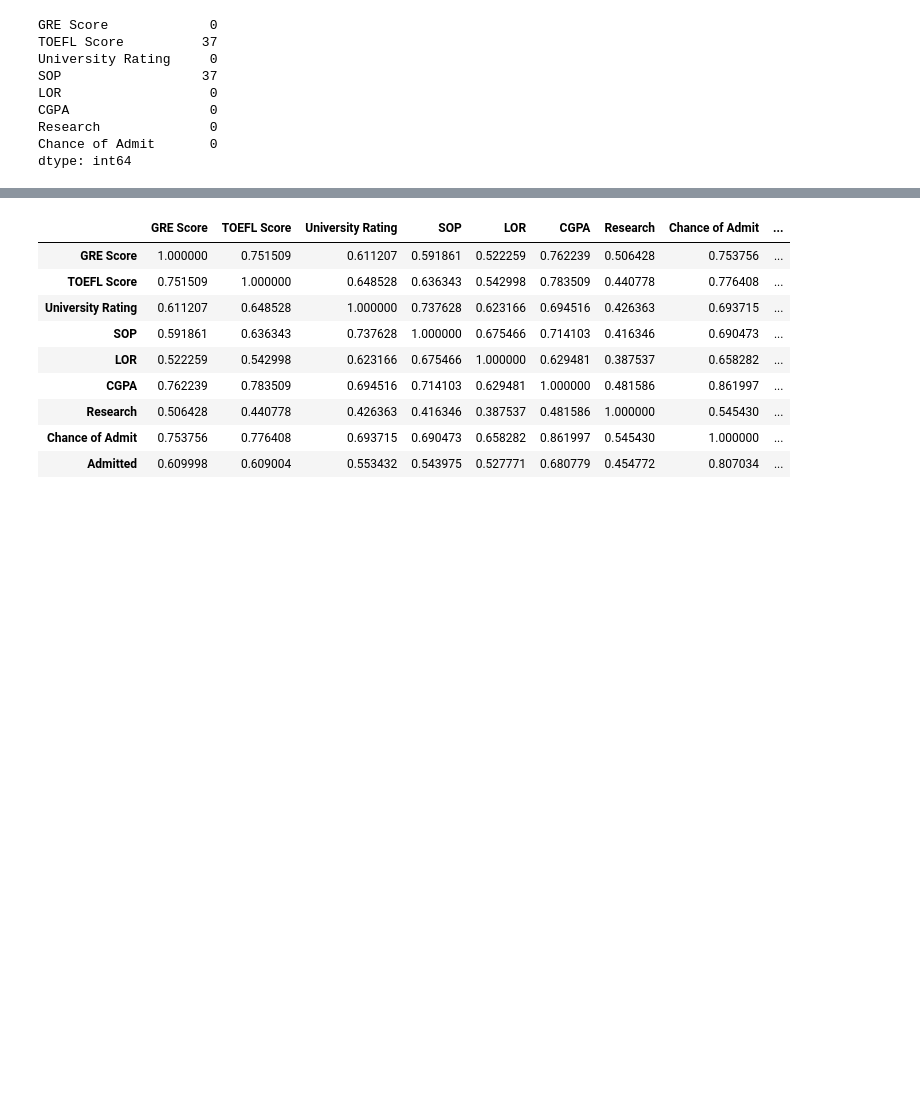
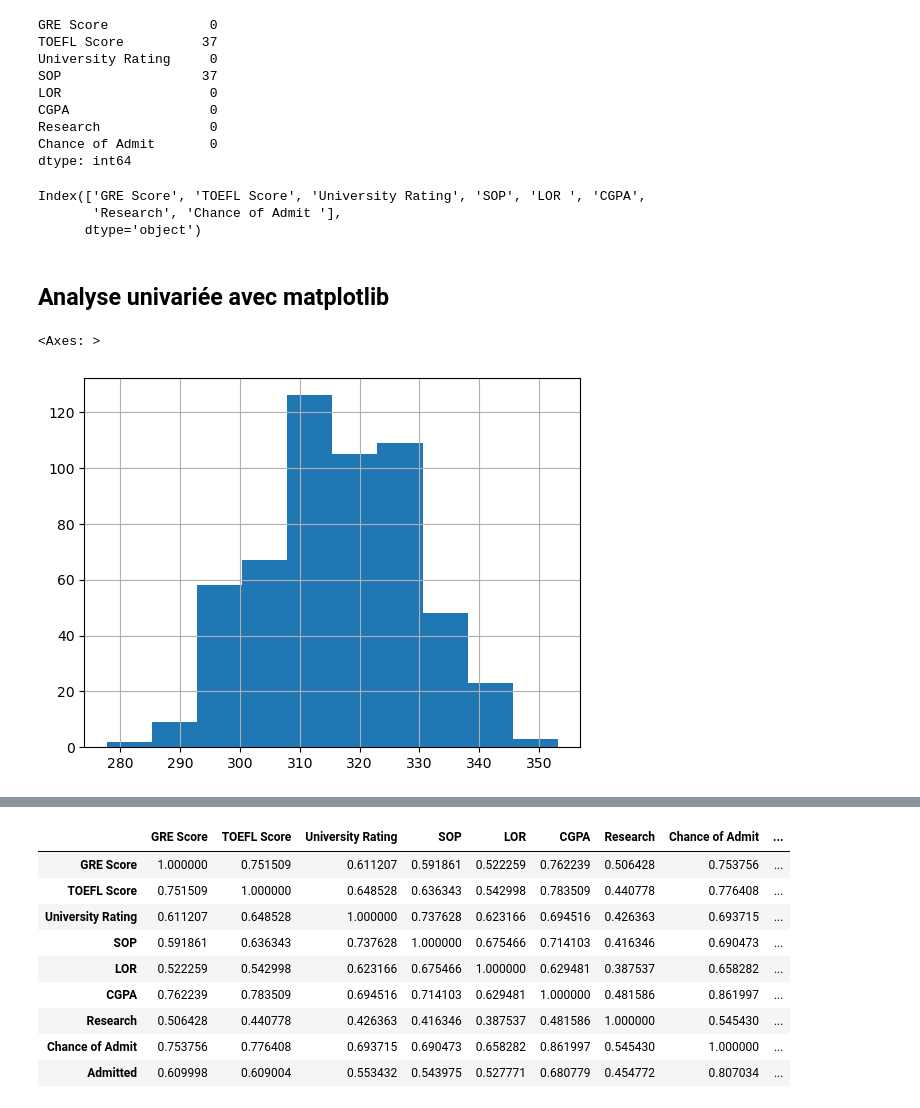
Before and after one commit to rasolonjanahary/Projet-de-fin-de-L2, a Jupyter notebook: APV_V2.ipynb, the cells around one changed output, grey strips where cells are left out. Drawn from its saved outputs; the diff is of its cells as text; code cells hidden in the pictures; blank space fills up the shorter version.

```diff
--- a/APV_V2.ipynb
+++ b/APV_V2.ipynb
@@ -71,3 +71,16 @@ Chance of Admit       0
 dtype: int64
 # %%
 df_clean = df_clean.dropna()
+# %%
+df_clean.columns
+# %% [output]
+Index(['GRE Score', 'TOEFL Score', 'University Rating', 'SOP', 'LOR ', 'CGPA',
+       'Research', 'Chance of Admit '],
+      dtype='object')
+# %% [markdown]
+## Analyse univariée avec matplotlib
+# %%
+df_clean["GRE Score"].hist()
+# %% [output]
+<Axes: >
+[figure, added]
```
Also changed, not shown: parts of 25 cells of this notebook, 2 other files.
